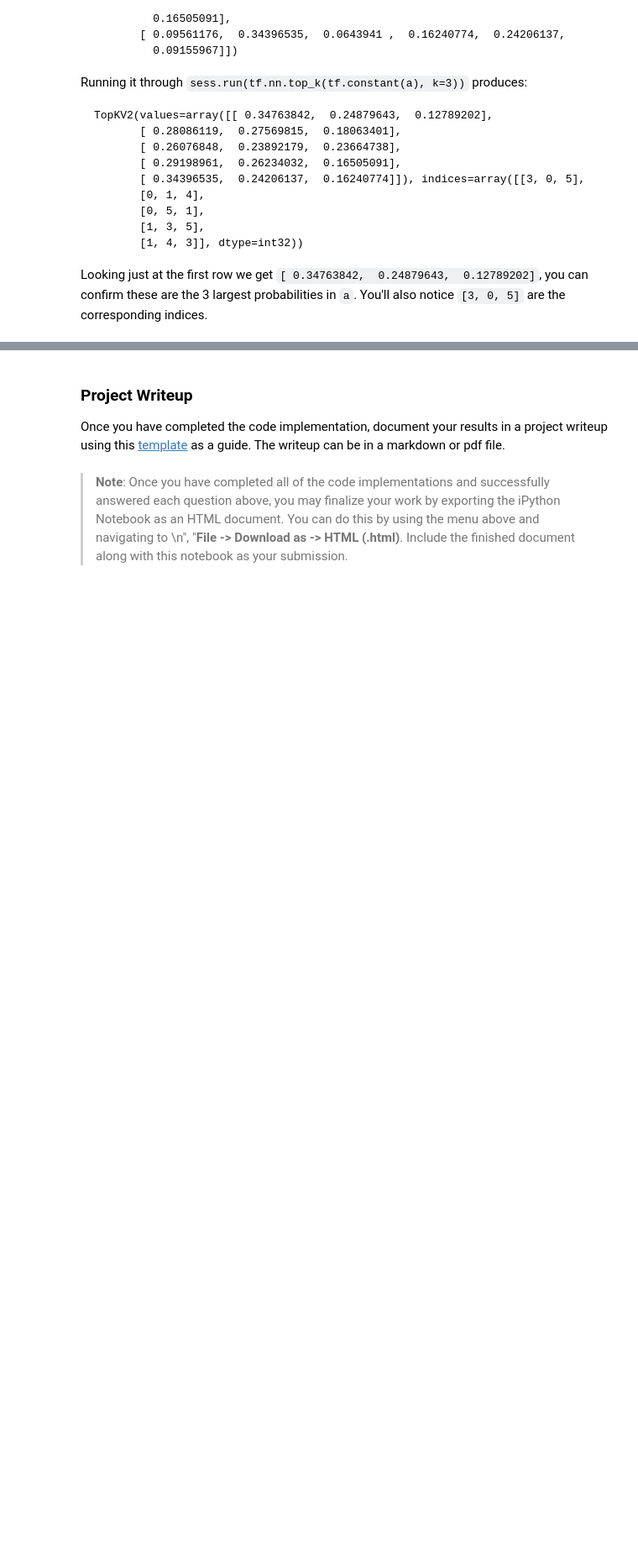
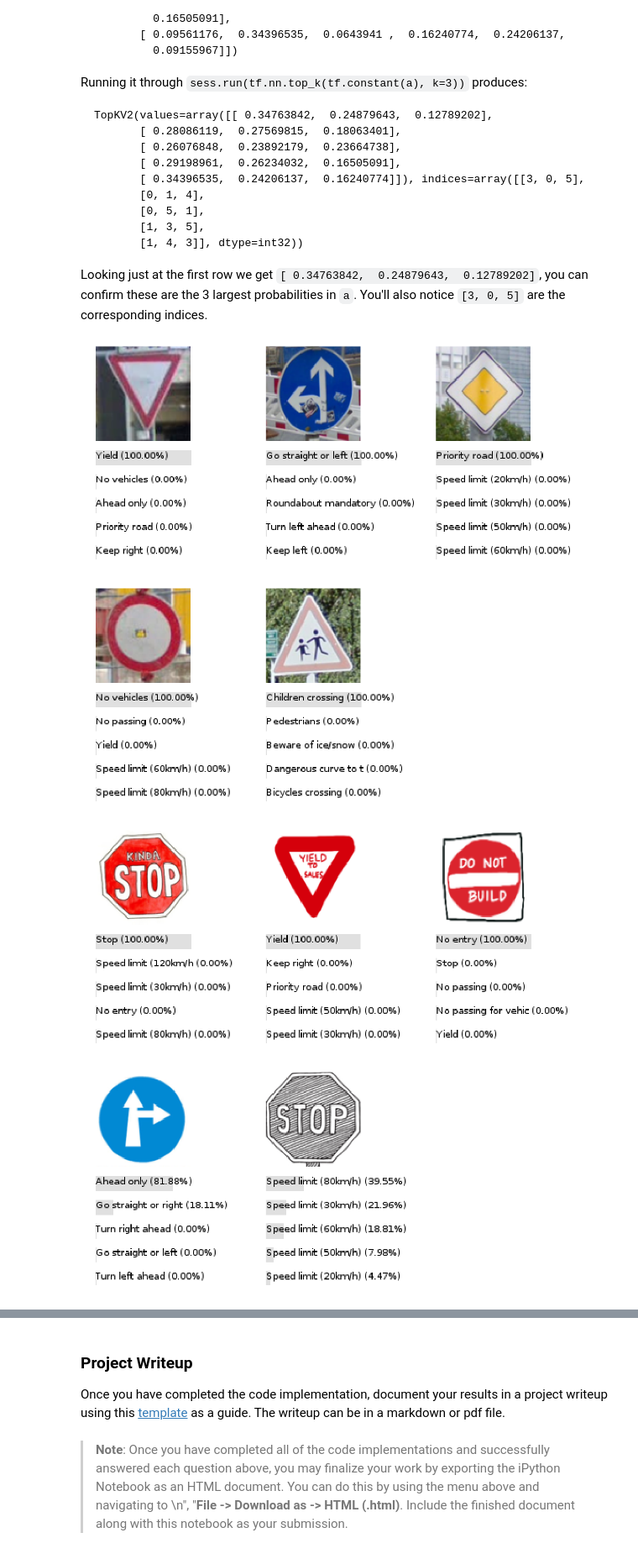
Before and after one commit to kbobrowski/CarND-Traffic-Sign-Classifier-Project, a Jupyter notebook: Traffic_Sign_Classifier.ipynb, the cells around one changed output, grey strips where cells are left out. Shown at 84% size. Saved outputs shown, nothing was run; the diff lists cells and outputs as text; code cells hidden in the pictures; blank space fills up the shorter version.

```diff
--- a/Traffic_Sign_Classifier.ipynb
+++ b/Traffic_Sign_Classifier.ipynb
@@ -567,5 +532,11 @@ plt.imshow(np.hstack([img for img in images]))
 ### Make sure to pre-process the images with the same pre-processing pipeline used earlier.
 ### Feel free to use as many code cells as needed.
 
-logits = get_logits(images)
-print(np.argmax(logits, axis=1))
+with open('signnames.csv') as f:
+    f.readline()
+    lines = f.readlines()
+
+labels = [line.strip().split(',')[1] for line in lines]
+
+logits = get_logits(images, None)
+print([labels[a] for a in np.argmax(logits, axis=1)])
@@ -622,0 +599,65 @@ with tf.Session() as sess:
+# %%
+### Print out the top five softmax probabilities for the predictions on the German traffic sign images found on the web.
+### Feel free to use as many code cells as needed.
+
+%matplotlib inline
+
+import csv
+with open('signnames.csv') as f:
+    reader = csv.reader(f)
+    next(reader)
+    signDict = {}
+    for i,line in enumerate(reader):
+        signDict[int(line[0])] = line[1]
+
+with tf.Session() as sess:
+    top5 = sess.run(tf.nn.top_k(tf.nn.softmax(logits), k=5))
+
+from PIL import Image, ImageDraw, ImageFont
+mpl.rcParams['figure.figsize'] = (20,10)
+
+imgWidth = 100
+gapWidthx = 80
+gapWidth = 10
+barWidth = 15
+barColor = "#e0e0e0"
+imgNum = 5
+
+newImgShape = (imgWidth*imgNum + gapWidth*(imgNum-1), imgWidth + 5*gapWidth + 5*barWidth)
+for offset, num in zip((0,3,5,8,10,13), (3,2,3,2,3,2)):
+    newImg = Image.new("RGB", newImgShape, "white")
+    font = ImageFont.truetype("DejaVuSans.ttf", 10)
+    draw = ImageDraw.Draw(newImg)
+    xPos = 0
+    yPos = imgWidth + gapWidth
+    for i in range(offset, offset+num):
+        newImg.paste(Image.fromarray(imresize(origimages[i], (imgWidth,imgWidth))), (xPos, 0, xPos+imgWidth, imgWidth))
+        top5prob = top5[0]
+        top5ind = top5[1]
+        for j in range(5):
+            prob = top5prob[i,j]*100
+            txt = signDict[top5ind[i,j]]
+            draw.rectangle(((xPos, yPos), (xPos+prob, yPos+barWidth)), fill=barColor)
+            draw.text((xPos, yPos), "{} ({:.2f}%)".format(txt[:20], prob), "#000000", font=font)
+            yPos += barWidth + gapWidth
+        yPos = imgWidth + gapWidth
+        xPos += imgWidth + gapWidthx
+
+    plt.axis('off')
+    plt.imshow(newImg)
+    plt.show()
+
+if False:
+    for i in range(5):
+        ax[0,i].imshow(imresize(images[i], [100,100]))
+        ax[0,i].set_ylim([100,0])
+
+    print(ax)
+
+    f.subplots_adjust(hspace=0)
+    plt.show()
+# %% [output]
+[figure, added]
+[figure, added]
+[figure, added]
+[figure, added]
```
Also changed, not shown: parts of 15 cells of this notebook.
